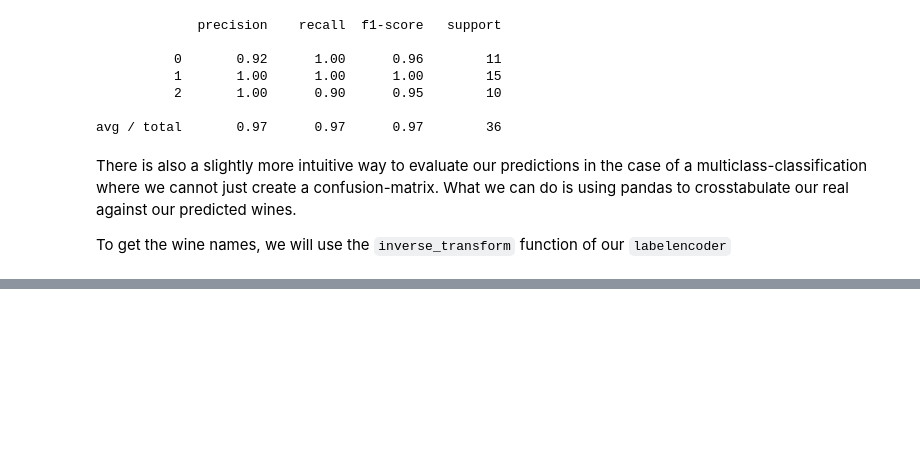
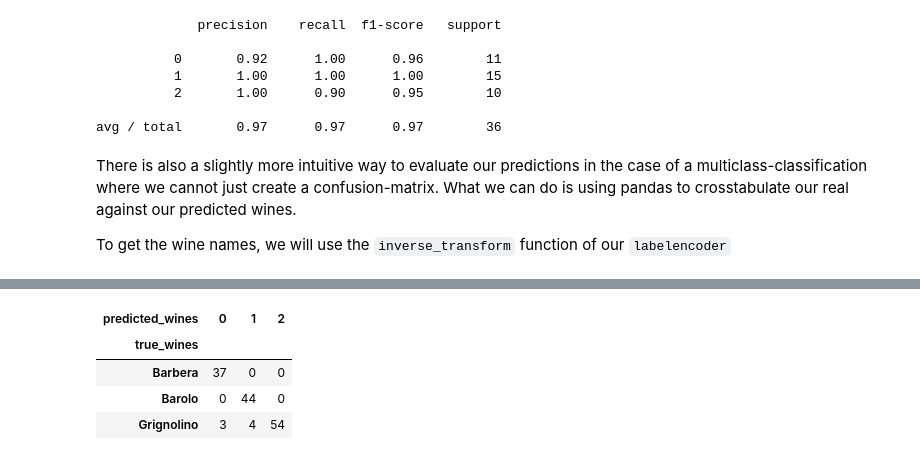
Before and after one commit to SDS-AAU/M1-2018, a Jupyter notebook: A_quick_python_modelling_pipeline.ipynb, the cells around one changed output, grey strips where cells are left out. Cells and saved outputs as stored; diff of their text form; code cells hidden in the pictures; blank space fills up the shorter version.

```diff
--- a/A_quick_python_modelling_pipeline.ipynb
+++ b/A_quick_python_modelling_pipeline.ipynb
@@ -241,0 +259,8 @@ print(accuracies.std())
+# %%
+# We import KMeans and creade a model object (we know that there are 3 wines...kind of cheating)
+from sklearn.cluster import KMeans
+
+model = KMeans(n_clusters = 3)
+# %%
+# Fitting the model is super easy, jsut one line
+model.fit(X_train)
@@ -241,0 +271,6 @@ print(accuracies.std())
+# %%
+# Prediction is easy, too
+
+predicted_wine_clusters = model.predict(X_train)
+
+predicted_new_wine_clusters = model.predict(X_test)
@@ -241,0 +291,13 @@ print(accuracies.std())
+# %%
+# Transforming nummerical labels to wine types
+
+true_wines = labelencoder_y.inverse_transform(y_train)
+
+df = pd.DataFrame({'true_wines': true_wines, 'predicted_wines': predicted_wine_clusters})
+pd.crosstab(df.true_wines, df.predicted_wines)
+# %% [output]
+| predicted_wines | 0 | 1 | 2 |
+| true_wines |  |  |  |
+| Barbera | 37 | 0 | 0 |
+| Barolo | 0 | 44 | 0 |
+| Grignolino | 3 | 4 | 54 |
```
Also changed, not shown: parts of 18 cells of this notebook, 2 other files.
